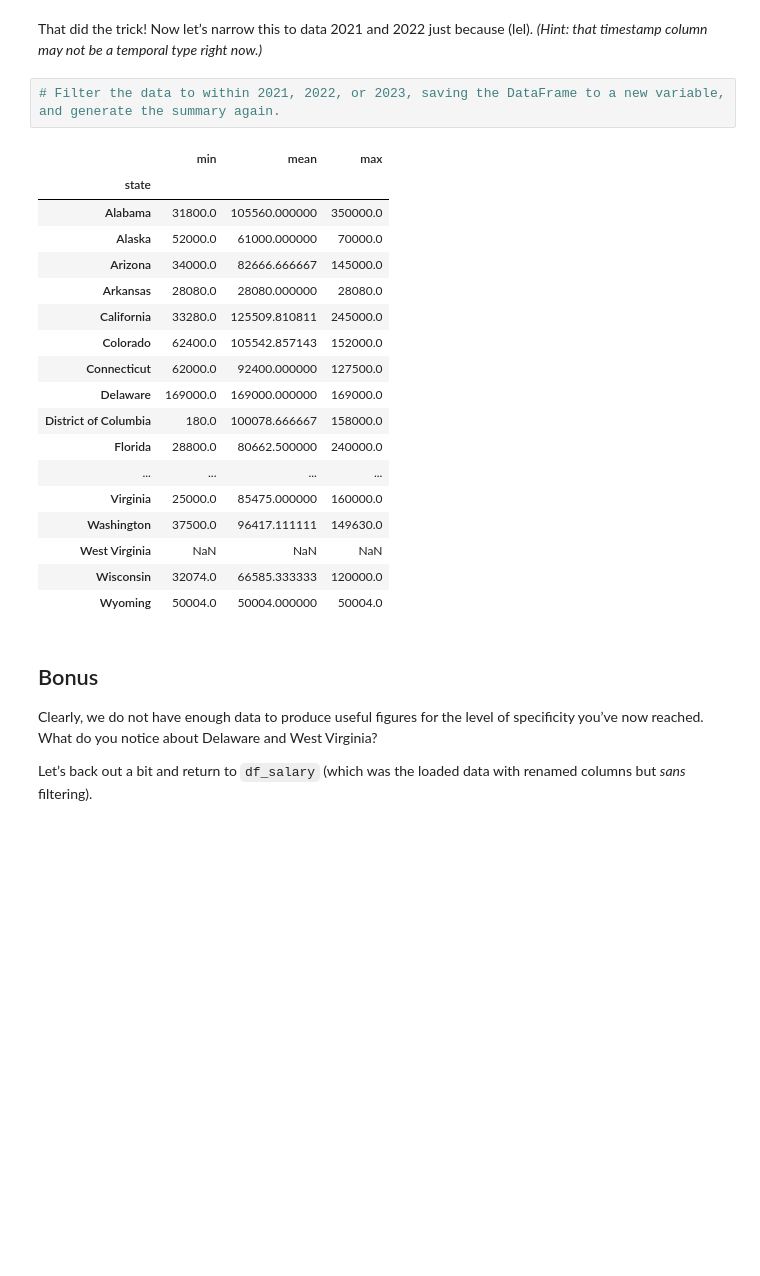
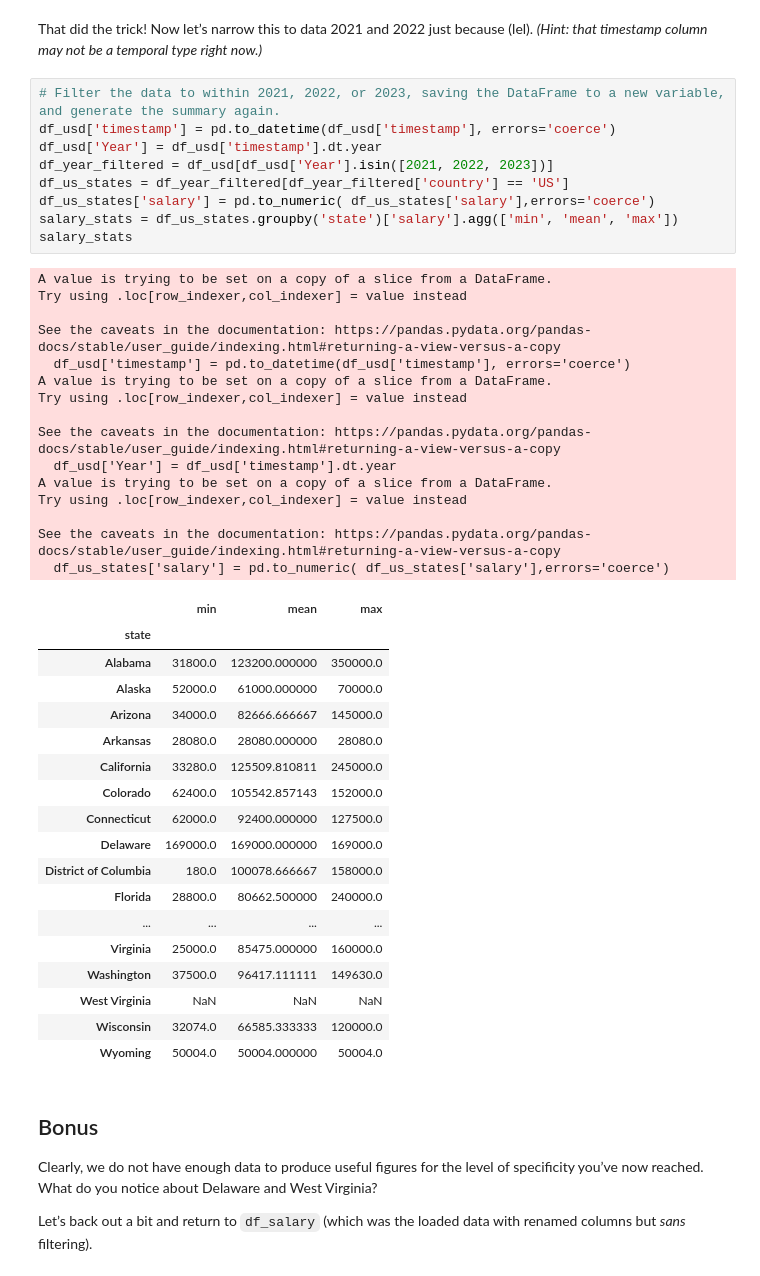
Before and after one commit to Anas10202/my-fork-2024-fall-data-science, a Jupyter notebook: Week-02-DS-Overview-and-Data/Exercise-AA.ipynb, the cells around one changed output. Cells and saved outputs as stored; diff of their text form; blank space fills up the shorter version.

```diff
--- a/Week-02-DS-Overview-and-Data/Exercise-AA.ipynb
+++ b/Week-02-DS-Overview-and-Data/Exercise-AA.ipynb
@@ -376,10 +376,32 @@ salary_stats
 That did the trick! Now let’s narrow this to data 2021 and 2022 just because (lel). *(Hint: that timestamp column may not be a temporal type right now.)*
 # %%
 # Filter the data to within 2021, 2022, or 2023, saving the DataFrame to a new variable, and generate the summary again.
+df_usd['timestamp'] = pd.to_datetime(df_usd['timestamp'], errors='coerce')
+df_usd['Year'] = df_usd['timestamp'].dt.year
+df_year_filtered = df_usd[df_usd['Year'].isin([2021, 2022, 2023])]
+df_us_states = df_year_filtered[df_year_filtered['country'] == 'US']
+df_us_states['salary'] = pd.to_numeric( df_us_states['salary'],errors='coerce')
+salary_stats = df_us_states.groupby('state')['salary'].agg(['min', 'mean', 'max'])
+salary_stats
 # %% [output]
+A value is trying to be set on a copy of a slice from a DataFrame.
+Try using .loc[row_indexer,col_indexer] = value instead
+
+See the caveats in the documentation: https://pandas.pydata.org/pandas-docs/stable/user_guide/indexing.html#returning-a-view-versus-a-copy
+  df_usd['timestamp'] = pd.to_datetime(df_usd['timestamp'], errors='coerce')
+A value is trying to be set on a copy of a slice from a DataFrame.
+Try using .loc[row_indexer,col_indexer] = value instead
+
+See the caveats in the documentation: https://pandas.pydata.org/pandas-docs/stable/user_guide/indexing.html#returning-a-view-versus-a-copy
+  df_usd['Year'] = df_usd['timestamp'].dt.year
+A value is trying to be set on a copy of a slice from a DataFrame.
+Try using .loc[row_indexer,col_indexer] = value instead
+
+See the caveats in the documentation: https://pandas.pydata.org/pandas-docs/stable/user_guide/indexing.html#returning-a-view-versus-a-copy
+  df_us_states['salary'] = pd.to_numeric( df_us_states['salary'],errors='coerce')
 |  | min | mean | max |
 | state |  |  |  |
-| Alabama | 31800.0 | 105560.000000 | 350000.0 |
+| Alabama | 31800.0 | 123200.000000 | 350000.0 |
 | Alaska | 52000.0 | 61000.000000 | 70000.0 |
 | Arizona | 34000.0 | 82666.666667 | 145000.0 |
 | Arkansas | 28080.0 | 28080.000000 | 28080.0 |
```
